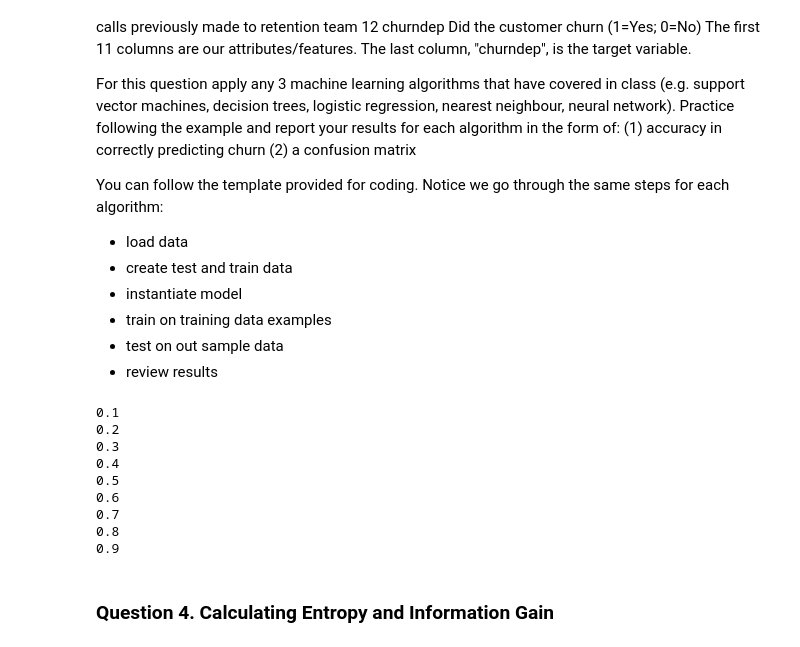
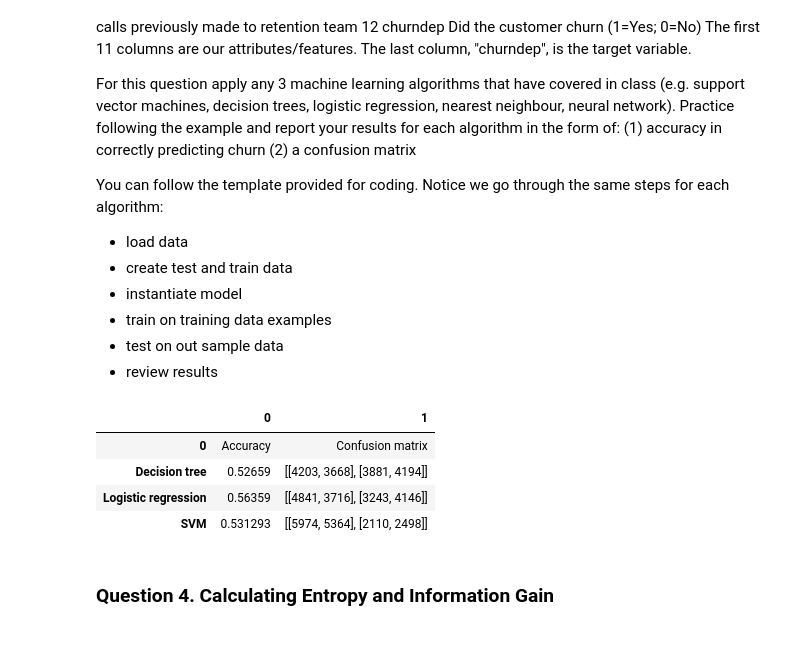
Before and after one commit to ChloeHYQ/CS-386-Artificial-Intelligence-Lab, a Jupyter notebook: assignment4-Copy1.ipynb, the cells around one changed output. Saved outputs shown, nothing was run; the diff lists cells and outputs as text; code cells hidden in the pictures.

```diff
--- a/assignment4-Copy1.ipynb
+++ b/assignment4-Copy1.ipynb
@@ -154,68 +154,71 @@ from sklearn.metrics import confusion_matrix
 from sklearn import svm
 from sklearn.metrics import classification_report
 
 %matplotlib inline
 
 # Read in our csv data
 data = pd.read_csv('data/cell2cell.csv')
 
 # Put all features into X and the target variable into Y
 X = data.drop('churndep',axis=1)
 Y = data['churndep']
 # Prepare to do some training and testing
 
 tree_accuracies = []
 logistic_accuracies = []
 svm_accuracies=[]
 
 # Loop through your training percentages, split your data with each percentage,
 #  create both models, fit/train both models, predict with your models and
 #  append each accuracy to the correct list
-for i in [0.5]:
-    x_train, x_test, y_train, y_test = train_test_split(X, Y, test_size = i)
-    # Create all the models
-    tree = DecisionTreeClassifier(criterion = 'entropy')
-    logistic = LogisticRegression()
-    clf = svm.SVC(kernel='rbf')
 
-    # Fit the models
-    tree.fit(x_train, y_train)
-    logistic.fit(x_train, y_train)
-    clf.fit(x_train,y_train)
+x_train, x_test, y_train, y_test = train_test_split(X, Y, test_size = 0.5)
+# Create all the models
+tree = DecisionTreeClassifier(criterion = 'entropy')
+logistic = LogisticRegression()
+clf = svm.SVC(kernel='rbf')
 
-    # Fit all the models (Test)
-    Y_test_predicted_tree = tree.predict(x_test)
-    Y_test_predicted_logistic = logistic.predict(x_test)
-    Y_test_predicted_svm = clf.predict(x_test)
+# Fit the models
+tree.fit(x_train, y_train)
+logistic.fit(x_train, y_train)
+clf.fit(x_train,y_train)
+
+# Fit all the models (Test)
+Y_test_predicted_tree = tree.predict(x_test)
+Y_test_predicted_logistic = logistic.predict(x_test)
+Y_test_predicted_svm = clf.predict(x_test)
 
 
-    # report results and validate
+# report results and validate
 
-    # Get the accuracy for the models' predictions
-    tree_acc = accuracy_score( y_test,Y_test_predicted_tree,)
-    tree_accuracies.append(tree_acc)
-    logistic_acc = accuracy_score(y_test,Y_test_predicted_logistic)
-    logistic_accuracies.append(logistic_acc)
-    svm_acc = accuracy_score(Y_test_predicted_svm, y_test)
-    svm_accuracies.append(svm_acc)
+# Get the accuracy for the models' predictions
+tree_acc = accuracy_score( y_test,Y_test_predicted_tree,)
+tree_accuracies.append(tree_acc)
+logistic_acc = accuracy_score(y_test,Y_test_predicted_logistic)
+logistic_accuracies.append(logistic_acc)
+svm_acc = accuracy_score(Y_test_predicted_svm, y_test)
+svm_accuracies.append(svm_acc)
 
 
-    # get the confusion matrix
-    tree_matrix=confusion_matrix(Y_test_predicted_tree, y_test)
-    logistic_matrix=confusion_matrix(Y_test_predicted_logistic, y_test)
-    svm_matrix=confusion_matrix(Y_test_predicted_svm, y_test)
+# get the confusion matrix
+tree_matrix=confusion_matrix(Y_test_predicted_tree, y_test)
+logistic_matrix=confusion_matrix(Y_test_predicted_logistic, y_test)
+svm_matrix=confusion_matrix(Y_test_predicted_svm, y_test)
 
 # print accuracy and confusion matrix in a nicely formatted table
+names=['Accuracy','Confusion matrix']
+df = pd.DataFrame(data=names)
+df=df.T
+df.loc['Decision tree'] = pd.Series([tree_acc ,tree_matrix])
+df.loc['Logistic regression'] = pd.Series([logistic_acc ,logistic_matrix])
+df.loc['SVM'] = pd.Series([svm_acc ,svm_matrix])
+df
 # %% [output]
-0.1
-0.2
-0.3
-0.4
-0.5
-0.6
-0.7
-0.8
-0.9
+|  | 0 | 1 |
+| 0 | Accuracy | Confusion matrix |
+| Decision tree | 0.52659 | [[4203, 3668], [3881, 4194]] |
+| Logistic regression | 0.56359 | [[4841, 3716], [3243, 4146]] |
+| SVM | 0.531293 | [[5974, 5364], [2110, 2498]] |
 # %% [markdown]
 ### Question 4. Calculating Entropy and Information Gain
 # %% [markdown]
```
Also changed, not shown: parts of 5 cells of this notebook.
